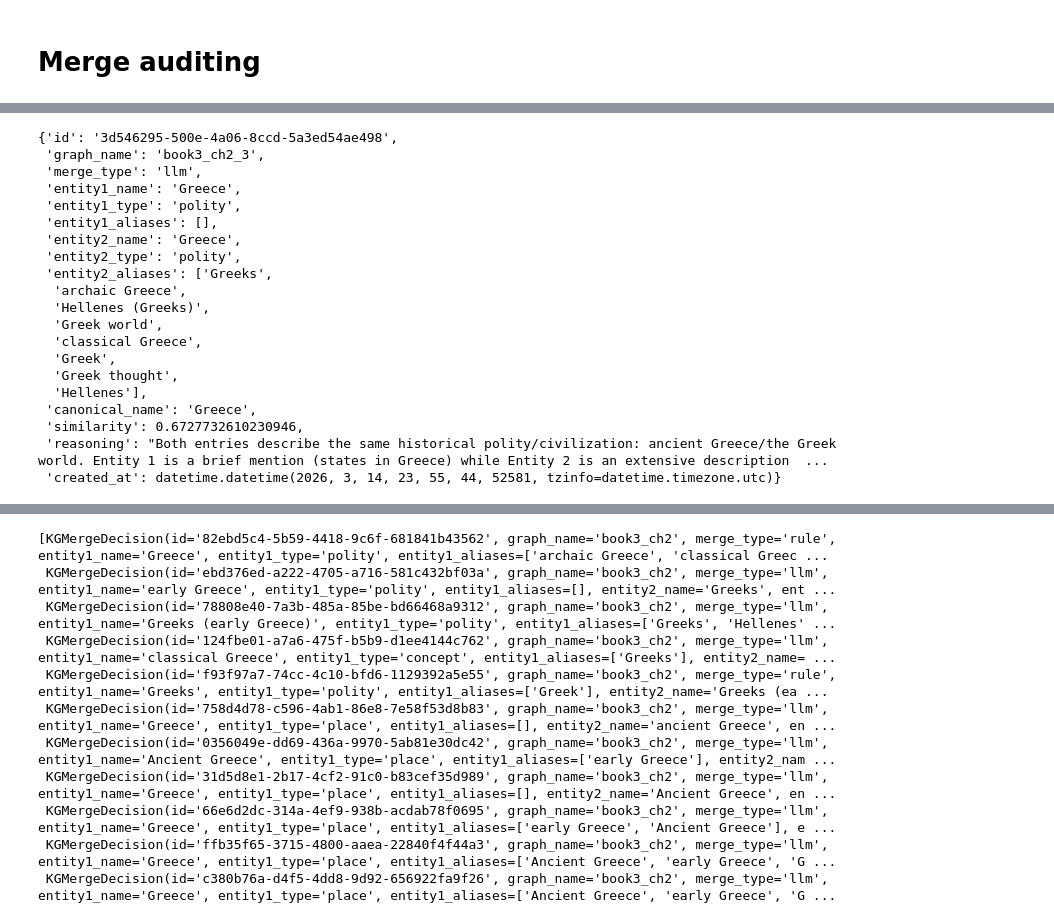
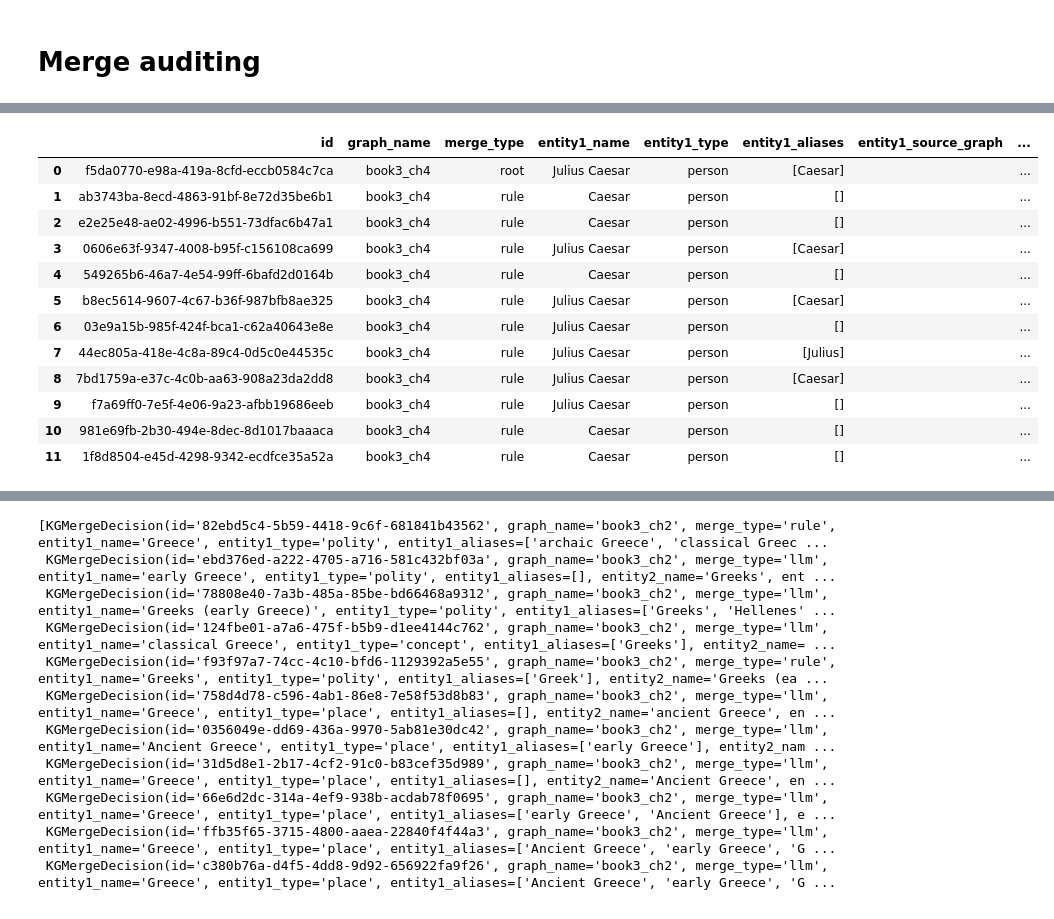
Before and after one commit to chrisburke716/historyBookLLM, a Jupyter notebook: notebooks/verify_kg_repo.ipynb, the cells around one changed output, grey strips where cells are left out. Saved outputs shown, nothing was run; the diff lists cells and outputs as text; code cells hidden in the pictures.

```diff
--- a/notebooks/verify_kg_repo.ipynb
+++ b/notebooks/verify_kg_repo.ipynb
@@ -594,5 +622,5 @@ Name: count, dtype: int64
 # %%
-check_merges = mgr.kg_merge_decisions.find_by_entity("Rome", "place", graph_name="book3_ch5")
+check_merges = mgr.kg_merge_decisions.find_by_entity("Julius Caesar", entity_type="person", graph_name="book3_ch4")
 # %%
 len(check_merges)
 # %% [output]
@@ -639,23 +646,18 @@ greece_merges[1].__dict__
-# %%
-greece_merges[2].__dict__
-# %% [output]
-{'id': '3d546295-500e-4a06-8ccd-5a3ed54ae498',
- 'graph_name': 'book3_ch2_3',
- 'merge_type': 'llm',
- 'entity1_name': 'Greece',
- 'entity1_type': 'polity',
- 'entity1_aliases': [],
- 'entity2_name': 'Greece',
- 'entity2_type': 'polity',
- 'entity2_aliases': ['Greeks',
-  'archaic Greece',
-  'Hellenes (Greeks)',
-  'Greek world',
-  'classical Greece',
-  'Greek',
-  'Greek thought',
-  'Hellenes'],
- 'canonical_name': 'Greece',
- 'similarity': 0.6727732610230946,
- 'reasoning': "Both entries describe the same historical polity/civilization: ancient Greece/the Greek world. Entity 1 is a brief mention (states in Greece) while Entity 2 is an extensive description  ...
- 'created_at': datetime.datetime(2026, 3, 14, 23, 55, 44, 52581, tzinfo=datetime.timezone.utc)}
+# %%
+check_merges_df = pd.DataFrame([m.__dict__ for m in check_merges])
+# %%
+check_merges_df
+# %% [output]
+|  | id | graph_name | merge_type | entity1_name | entity1_type | entity1_aliases | entity1_source_graph | ... |
+| 0 | f5da0770-e98a-419a-8cfd-eccb0584c7ca | book3_ch4 | root | Julius Caesar | person | [Caesar] |  | ... |
+| 1 | ab3743ba-8ecd-4863-91bf-8e72d35be6b1 | book3_ch4 | rule | Caesar | person | [] |  | ... |
+| 2 | e2e25e48-ae02-4996-b551-73dfac6b47a1 | book3_ch4 | rule | Caesar | person | [] |  | ... |
+| 3 | 0606e63f-9347-4008-b95f-c156108ca699 | book3_ch4 | rule | Julius Caesar | person | [Caesar] |  | ... |
+| 4 | 549265b6-46a7-4e54-99ff-6bafd2d0164b | book3_ch4 | rule | Caesar | person | [] |  | ... |
+| 5 | b8ec5614-9607-4c67-b36f-987bfb8ae325 | book3_ch4 | rule | Julius Caesar | person | [Caesar] |  | ... |
+| 6 | 03e9a15b-985f-424f-bca1-c62a40643e8e | book3_ch4 | rule | Julius Caesar | person | [] |  | ... |
+| 7 | 44ec805a-418e-4c8a-89c4-0d5c0e44535c | book3_ch4 | rule | Julius Caesar | person | [Julius] |  | ... |
+| 8 | 7bd1759a-e37c-4c0b-aa63-908a23da2dd8 | book3_ch4 | rule | Julius Caesar | person | [Caesar] |  | ... |
+| 9 | f7a69ff0-7e5f-4e06-9a23-afbb19686eeb | book3_ch4 | rule | Julius Caesar | person | [] |  | ... |
+| 10 | 981e69fb-2b30-494e-8dec-8d1017baaaca | book3_ch4 | rule | Caesar | person | [] |  | ... |
+| 11 | 1f8d8504-e45d-4298-9342-ecdfce35a52a | book3_ch4 | rule | Caesar | person | [] |  | ... |
```
Also changed, not shown: parts of 14 cells of this notebook, 3 other files.
